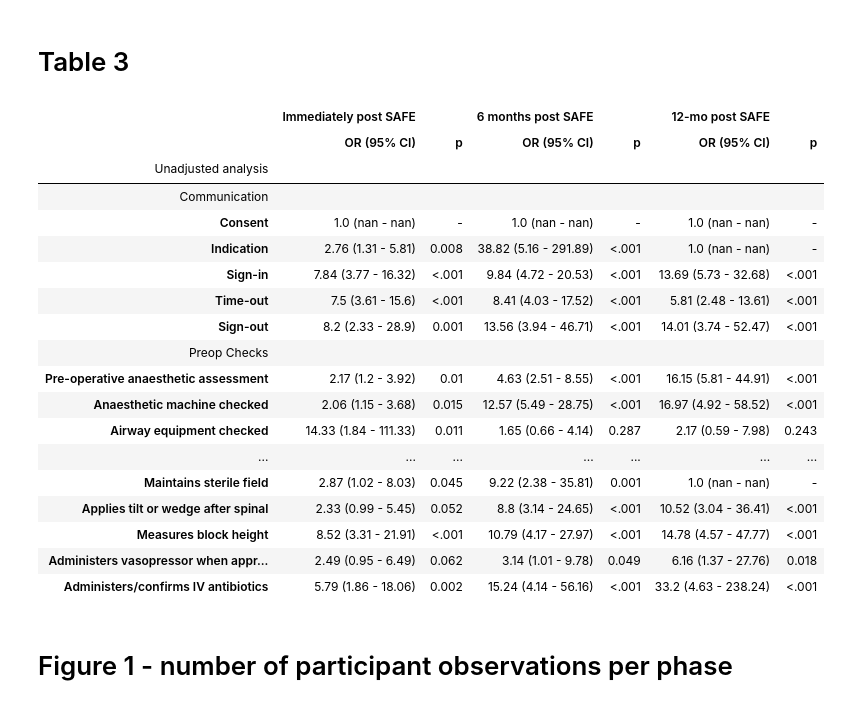
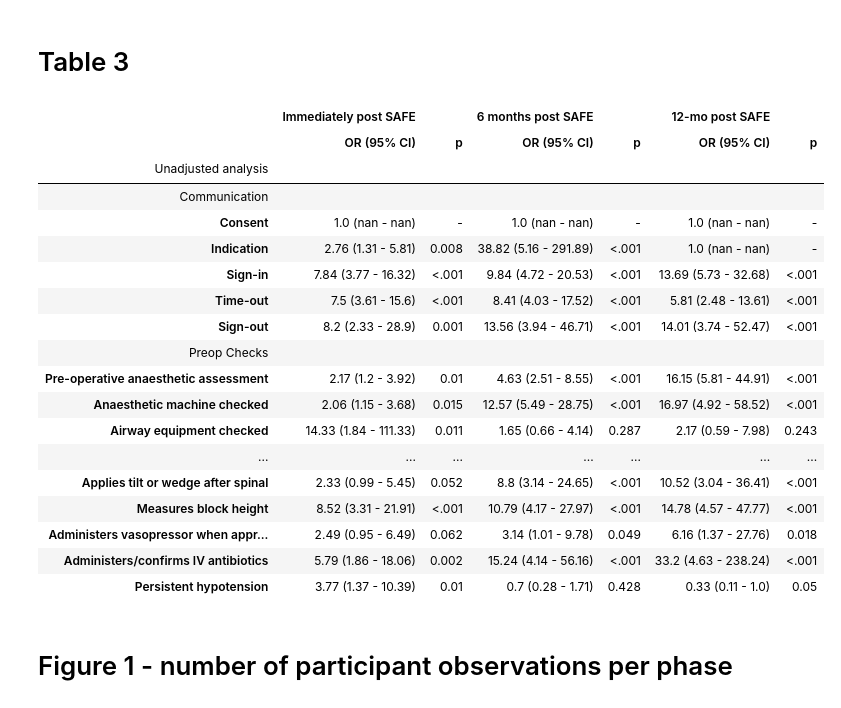
Before and after one commit to lawtj/safe, a Jupyter notebook: safe_evaluation.ipynb, the cells around one changed output. Saved outputs shown, nothing was run; the diff lists cells and outputs as text; code cells hidden in the pictures.

Commit message:
ok finally tables updated

```diff
--- a/safe_evaluation.ipynb
+++ b/safe_evaluation.ipynb
@@ -2365,8 +2351,6 @@ for j in [commvars,preplist,spinalvars,spinaladverse]:
         t1 = crossfx2(i,'phase')
         if 'No' in t1.index:
             t1=t1.drop(['No'])
-        else:
-            continue
         t1=t1.drop(['All'])
         t1.index=[i]
         t1['tabletype'] = i
@@ -2672,9 +2656,10 @@ with open('table2-together.html', "w") as text_file:
 # %% [markdown]
 # Table 3
 # %%
+
 orlist = ['or_immediate', 'lci_imm', 'uci_imm', 'p_imm']
 t2p = t2a[((t2a['tabletype'] == 'preplist') & ((t2a['p_value'] <=.05) | (t2a['exact'] <=.05)) )]
-t2s = t2a[((t2a['tabletype'] == 'spinalvars') & ((t2a['p_value'] <=.05) | (t2a['exact'] <=.05)) )]
+t2s = t2a[(((t2a['tabletype'] == 'spinalvars') | (t2a['tabletype'] == 'spinaladverse')) & ((t2a['p_value'] <=.05) | (t2a['exact'] <=.05)) )]
 
 table_str='''
 
@@ -2833,38 +2818,38 @@ table_str='''
                 <td>{{pval(t2a.at[i,'adj_p_6'])}} </td>
                 <td class='left-solid right-dash'>{{t2a.at[i, 'adj_OR12']|round(2)}} ({{t2a.at[i, 'adj_lci12']|round(2)}} - {{t2a.at[i, 'adj_uci12']|round(2)}})</td>
                 <td>{{pval(t2a.at[i,'adj_p12'])}} </td>
             </tr>
         {% endfor %}
 
     </tbody>
 </table>
 
 </html>
 
 '''
 
 template=Template(table_str)
 HTML(template.render(phaselist=phaselist, orlist=orlist, t2a=t2a, t2p=t2p, t2s=t2s, zip=zip, pval=pval, commnames=commnames, prepnames=prepnames, spinalvars=spinalvars, rdp=3))
 # %% [output]
 |  | Immediately post SAFE |  | 6 months post SAFE |  | 12-mo post SAFE |  |
 |  | OR (95% CI) | p | OR (95% CI) | p | OR (95% CI) | p |
 | Unadjusted analysis |  |  |  |  |  |  |
 | Communication |  |  |  |  |  |  |
 | Consent | 1.0 (nan - nan) | - | 1.0 (nan - nan) | - | 1.0 (nan - nan) | - |
 | Indication | 2.76 (1.31 - 5.81) | 0.008 | 38.82 (5.16 - 291.89) | <.001 | 1.0 (nan - nan) | - |
 | Sign-in | 7.84 (3.77 - 16.32) | <.001 | 9.84 (4.72 - 20.53) | <.001 | 13.69 (5.73 - 32.68) | <.001 |
 | Time-out | 7.5 (3.61 - 15.6) | <.001 | 8.41 (4.03 - 17.52) | <.001 | 5.81 (2.48 - 13.61) | <.001 |
 | Sign-out | 8.2 (2.33 - 28.9) | 0.001 | 13.56 (3.94 - 46.71) | <.001 | 14.01 (3.74 - 52.47) | <.001 |
 | Preop Checks |  |  |  |  |  |  |
 | Pre-operative anaesthetic assessment | 2.17 (1.2 - 3.92) | 0.01 | 4.63 (2.51 - 8.55) | <.001 | 16.15 (5.81 - 44.91) | <.001 |
 | Anaesthetic machine checked | 2.06 (1.15 - 3.68) | 0.015 | 12.57 (5.49 - 28.75) | <.001 | 16.97 (4.92 - 58.52) | <.001 |
 | Airway equipment checked | 14.33 (1.84 - 111.33) | 0.011 | 1.65 (0.66 - 4.14) | 0.287 | 2.17 (0.59 - 7.98) | 0.243 |
 | ... | ... | ... | ... | ... | ... | ... |
-| Maintains sterile field | 2.87 (1.02 - 8.03) | 0.045 | 9.22 (2.38 - 35.81) | 0.001 | 1.0 (nan - nan) | - |
 | Applies tilt or wedge after spinal | 2.33 (0.99 - 5.45) | 0.052 | 8.8 (3.14 - 24.65) | <.001 | 10.52 (3.04 - 36.41) | <.001 |
 | Measures block height | 8.52 (3.31 - 21.91) | <.001 | 10.79 (4.17 - 27.97) | <.001 | 14.78 (4.57 - 47.77) | <.001 |
 | Administers vasopressor when appr... | 2.49 (0.95 - 6.49) | 0.062 | 3.14 (1.01 - 9.78) | 0.049 | 6.16 (1.37 - 27.76) | 0.018 |
 | Administers/confirms IV antibiotics | 5.79 (1.86 - 18.06) | 0.002 | 15.24 (4.14 - 56.16) | <.001 | 33.2 (4.63 - 238.24) | <.001 |
+| Persistent hypotension | 3.77 (1.37 - 10.39) | 0.01 | 0.7 (0.28 - 1.71) | 0.428 | 0.33 (0.11 - 1.0) | 0.05 |
 # %%
 with open('table3.html', "w") as text_file:
     print(template.render(phaselist = phaselist,df=df, commnames=commnames, prepnames=prepnames, t2p=t2p, t2s=t2s, t2a=t2a, zip=zip, pd=pd, pval=pval), file=text_file)
```
Also changed, not shown: parts of 3 cells of this notebook, 3 other files.
